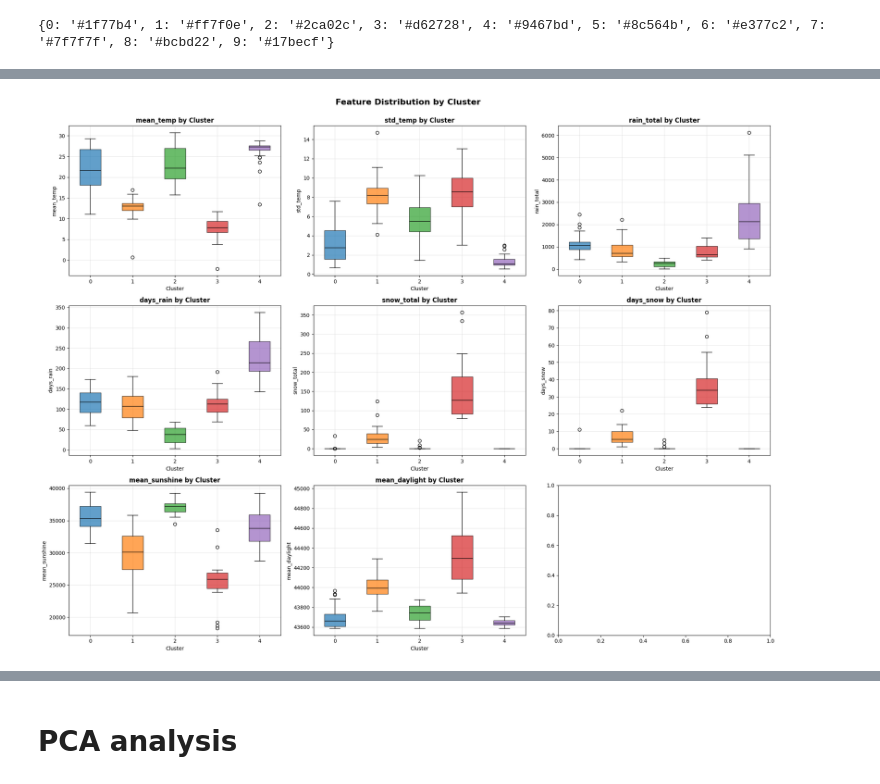
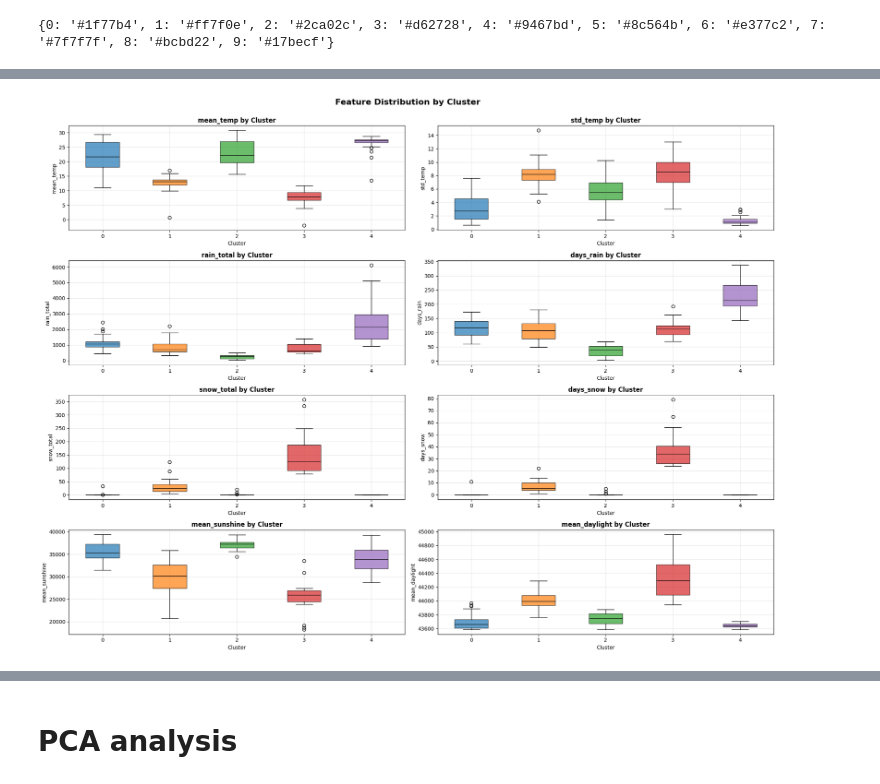
Before and after one commit to gabri17/Data-Mining-Project, a Jupyter notebook: cluster_definitivo_globale_annuale.ipynb, the cells around one changed output, grey strips where cells are left out. Drawn from its saved outputs; the diff is of its cells as text; code cells hidden in the pictures.

Commit message:
sistemazione codice cluster annuale

```diff
--- a/cluster_definitivo_globale_annuale.ipynb
+++ b/cluster_definitivo_globale_annuale.ipynb
@@ -17,4 +17,10 @@ df = pd.read_parquet("cleaned_history.parquet")
 with open("capital_to_country.json", "r") as f:
     capital_to_country = json.load(f)
 
+with open("capital_to_lat.json", "r") as f:
+    capital_to_lat = json.load(f)
+
+with open("capital_to_lon.json", "r") as f:
+    capital_to_lon = json.load(f)
+
 print("Files successfully loaded!")
@@ -170,8 +169,10 @@ for year in years:
     kmeans = KMeans(n_clusters=k, random_state=42, n_init=20)
     df_year["cluster"] = kmeans.fit_predict(X_scaled)
 
-    # Aggiungi country
+    # Aggiungi country, latitude and longitude (needed for dashboard)
     df_year['country'] = df_year['capital'].map(capital_to_country)
+    df_year['lat'] = df_year['capital'].map(capital_to_lat)
+    df_year['lon'] = df_year['capital'].map(capital_to_lon)
 
     # Salva il dataframe originale
     df_clusters_original[year] = df_year
@@ -194,6 +195,10 @@ print("I cluster sono ora allineati sequenzialmente!")
 print("Ogni anno è stato mappato al precedente basandosi sulla distanza euclidea")
 print("calcolata su centroidi NORMALIZZATI.")
 print("="*80)
+
+for year in years:
+    df_clusters_anni[year].to_csv(f'clusterization_{year}.csv', index=False)
+    cluster_means_anni[year].to_csv(f'clusterization_means_{year}.csv', index=False)
 # %% [output]
 ================================================================================
 ALLINEAMENTO SEQUENZIALE DEI CLUSTER (CON NORMALIZZAZIONE)
@@ -423,35 +446,35 @@ plot_world_slider_go(
 )
 # %%
 def plot_boxplots(df_cluster_assignment, n_clusters, colors_to_use=my_colors):
-    # 9 features → 3x3 subplot
-    fig, axes = plt.subplots(3, 3, figsize=(20, 15))
+    # 8 features → 4x2 subplot
+    fig, axes = plt.subplots(4, 2, figsize=(20, 15))
     axes = axes.flatten()
 
     for i, feature in enumerate(features):
         ax = axes[i]
 
         # Create boxplot with colors
         box_data = [df_cluster_assignment[df_cluster_assignment['cluster'] == c][feature].values for c in range(n_clusters)]
         bp = ax.boxplot(box_data, tick_labels=range(n_clusters), patch_artist=True,
                         medianprops={'color': 'black'}, boxprops={'alpha': 0.7, 'edgecolor': 'black'})
 
         # Apply colors to boxes
         for patch, cluster_id in zip(bp['boxes'], range(n_clusters)):
             patch.set_facecolor(colors_to_use[cluster_id])
 
         # Style the plot
         ax.set_title(f'{feature} by Cluster', fontsize=12, fontweight='bold')
         ax.set_xlabel('Cluster', fontsize=10)
         ax.set_ylabel(feature, fontsize=10)
         ax.grid(True, alpha=0.3)
 
     plt.suptitle('Feature Distribution by Cluster', fontsize=16, fontweight='bold', y=1.00)
     plt.tight_layout()
     plt.show()
 
 plot_boxplots(df_clusters_anni[2024], k)
 # %% [output]
-[figure, old version]
+[figure, new version]
 # %%
 # Mostra l'evoluzione delle temperature dopo il remapping
 print("\n" + "="*100)
```
Also changed, not shown: parts of 8 cells of this notebook, 4 other files.
